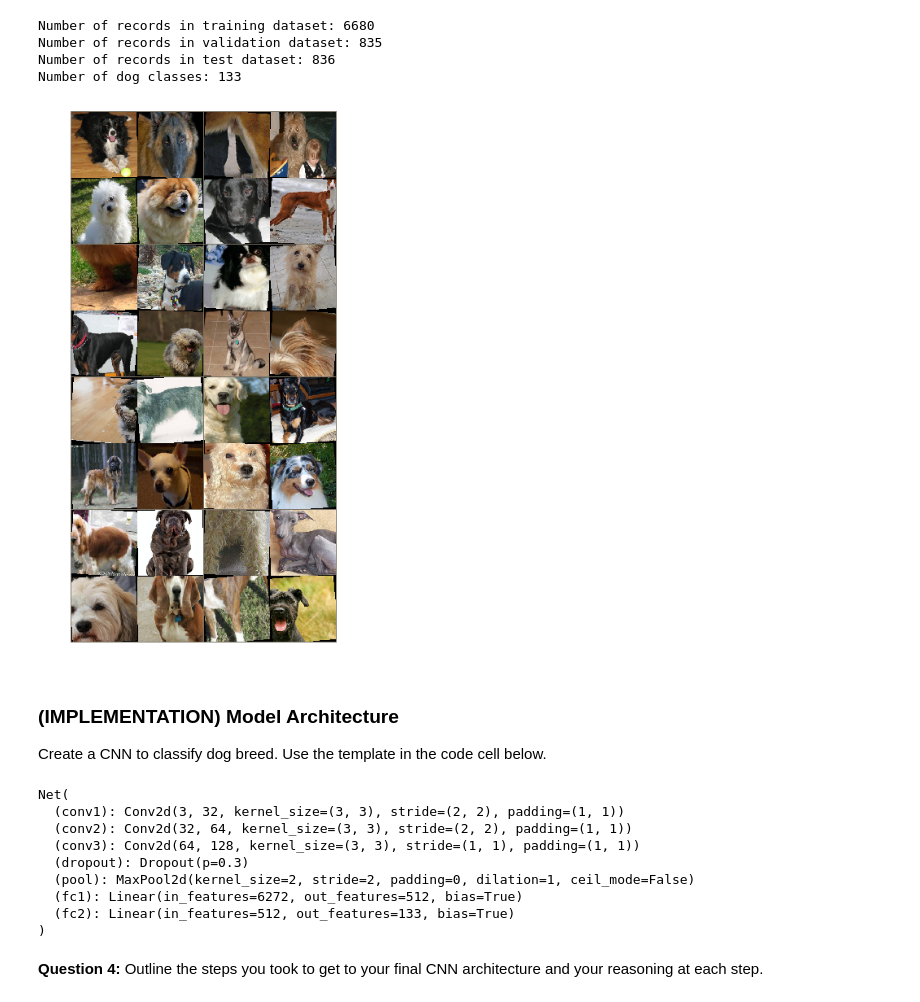
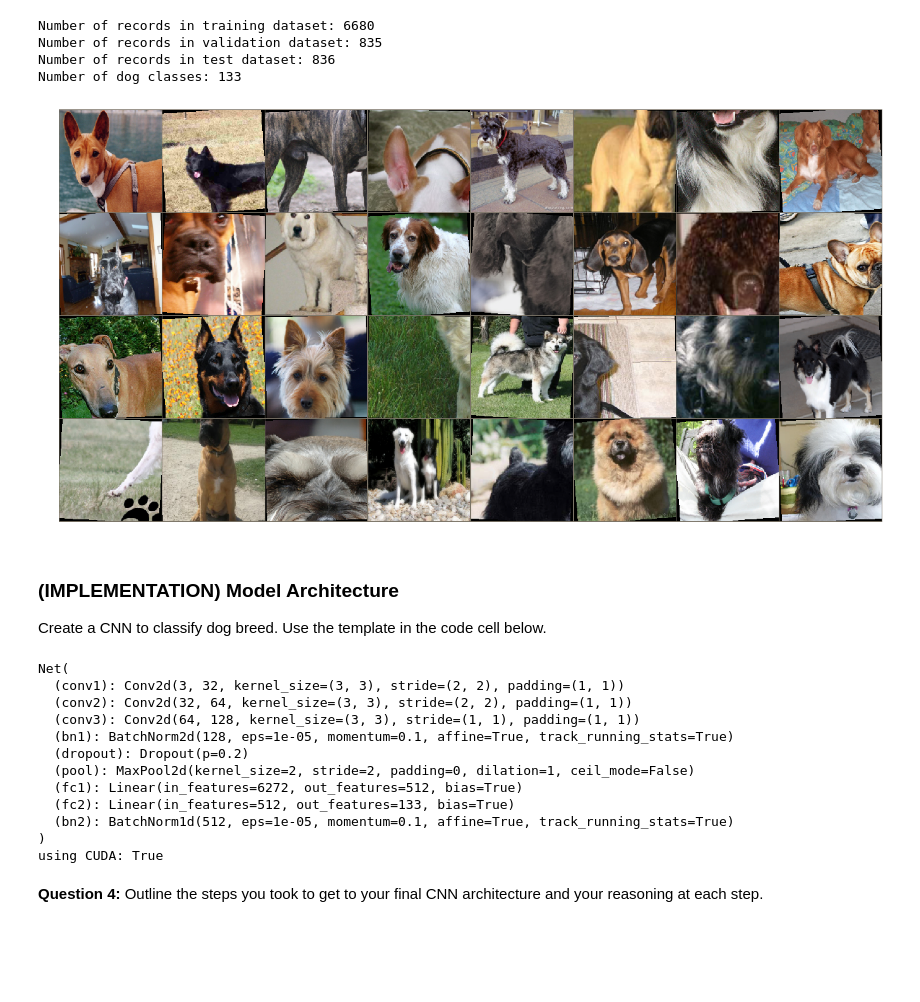
Before and after one commit to anthony-wang/deep-learning-v2-pytorch, a Jupyter notebook: project-dog-classification/dog_app_aw.ipynb, the cells around one changed output. Saved outputs shown, nothing was run; the diff lists cells and outputs as text; code cells hidden in the pictures; blank space fills up the shorter version.

```diff
--- a/project-dog-classification/dog_app_aw.ipynb
+++ b/project-dog-classification/dog_app_aw.ipynb
@@ -405,30 +404,30 @@ Number of dog classes: 133
 # %%
 # Plot some dogs!
 from torchvision import utils
 
 def plot_sample_images(images):
     images = images.numpy().transpose((1, 2, 0))
     img_mean = np.array([0.485, 0.456, 0.406])
     img_std = np.array([0.229, 0.224, 0.225])
 
     images = images * img_std + img_mean
     images = np.clip(images, 0, 1) # clip so we don't over/underexpose image
 
     fig = plt.figure(figsize=(30, 12))
     plt.axis('off')
     plt.imshow(images)
     plt.pause(0.001)
 
 # get some training data
 inputs, classes = next(iter(train_loader))
 
 # make a grid
-grid = utils.make_grid(inputs, nrow=4)
+grid = utils.make_grid(inputs, nrow=8)
 
 # show the images
 plot_sample_images(grid)
 # %% [output]
-[figure, old version]
+[figure, new version]
 # %% [markdown]
 ### (IMPLEMENTATION) Model Architecture
 
@@ -449,11 +448,15 @@ class Net(nn.Module):
         self.conv2 = nn.Conv2d(32, 64, 3, stride=2, padding=1)
         self.conv3 = nn.Conv2d(64, self.dim_conv_end, 3, padding=1)
 
-        self.dropout = nn.Dropout(0.3)
+        self.bn1 = nn.BatchNorm2d(self.dim_conv_end)
+
+        self.dropout = nn.Dropout(0.2)
         self.pool = nn.MaxPool2d(2, 2)
 
         self.fc1 = nn.Linear(7*7*self.dim_conv_end, 512)
         self.fc2 = nn.Linear(512, num_dog_classes)
+
+        self.bn2 = nn.BatchNorm1d(512)
 
     def forward(self, x):
         ## Define forward behavior
@@ -461,18 +464,19 @@ class Net(nn.Module):
         x = self.pool(x)
         x = F.relu(self.conv2(x))
         x = self.pool(x)
-        x = F.relu(self.conv3(x))
+        x = F.relu(self.bn1(self.conv3(x)))
         x = self.pool(x)
 
-        # flatten
+        # Unroll for the FC layers
         x = x.view(-1, 7*7*self.dim_conv_end)
-        x = self.dropout(x)
+        #x = self.dropout(x)
         x = F.relu(self.fc1(x))
+        x = self.bn2(x)
         x = self.dropout(x)
         x = self.fc2(x)
         return x
 
-#-#-# You so NOT have to modify the code below this line. #-#-#
+#-#-# You do NOT have to modify the code below this line. #-#-#
 
 # instantiate the CNN
 model_scratch = Net()
@@ -488,11 +492,14 @@ Net(
   (conv1): Conv2d(3, 32, kernel_size=(3, 3), stride=(2, 2), padding=(1, 1))
   (conv2): Conv2d(32, 64, kernel_size=(3, 3), stride=(2, 2), padding=(1, 1))
   (conv3): Conv2d(64, 128, kernel_size=(3, 3), stride=(1, 1), padding=(1, 1))
-  (dropout): Dropout(p=0.3)
+  (bn1): BatchNorm2d(128, eps=1e-05, momentum=0.1, affine=True, track_running_stats=True)
+  (dropout): Dropout(p=0.2)
   (pool): MaxPool2d(kernel_size=2, stride=2, padding=0, dilation=1, ceil_mode=False)
   (fc1): Linear(in_features=6272, out_features=512, bias=True)
   (fc2): Linear(in_features=512, out_features=133, bias=True)
+  (bn2): BatchNorm1d(512, eps=1e-05, momentum=0.1, affine=True, track_running_stats=True)
 )
+using CUDA: True
 # %% [markdown]
 __Question 4:__ Outline the steps you took to get to your final CNN architecture and your reasoning at each step.
 # %% [markdown]
```
Also changed, not shown: parts of 26 cells of this notebook, 2 other files.
